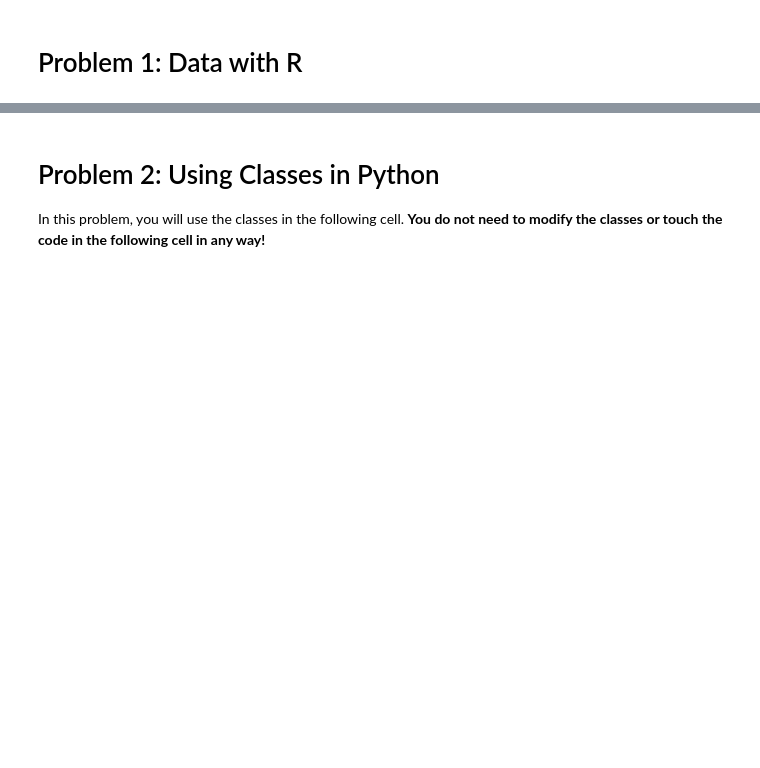
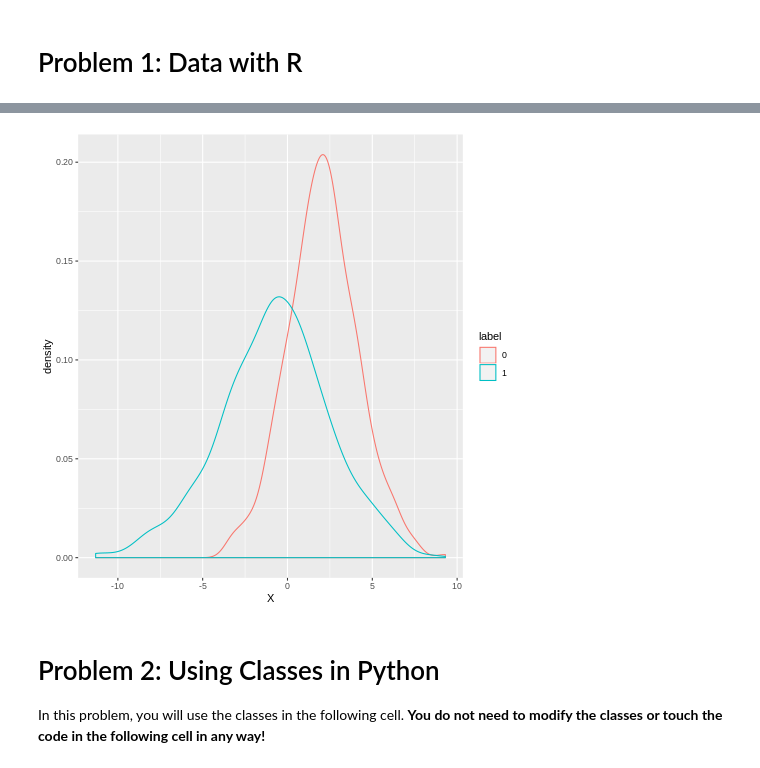
Before and after one commit to yabramuvdi/2019-computing-brushup-exam, a Jupyter notebook: exam-after.ipynb, the cells around one changed output, grey strips where cells are left out. Drawn from its saved outputs; the diff is of its cells as text; code cells hidden in the pictures; blank space fills up the shorter version.

```diff
--- a/exam-after.ipynb
+++ b/exam-after.ipynb
@@ -21,3 +39,6 @@ dat <- read_csv('classification_data.csv')
 # hint: Don't forget to make sure the labels are factors!
 # hint hint: Read the errors carefully!
 # Read the documentation for parse_factor (readr) if confused!
+
+dat <- dat %>% mutate(label = parse_factor(as.character(label)))
+dat
@@ -24,3 +60,9 @@ dat <- read_csv('classification_data.csv')
+# %%
+%%R
+
+ggplot(dat, aes(x = X, color = label)) + geom_density()
+# %% [output]
+[figure, added]
 # %% [markdown]
 # Problem 2: Using Classes in Python
 
```
Also changed, not shown: parts of 16 cells of this notebook.
